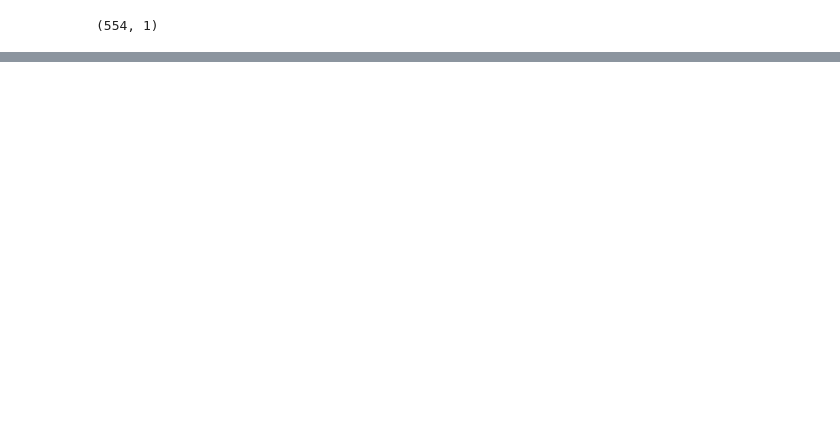
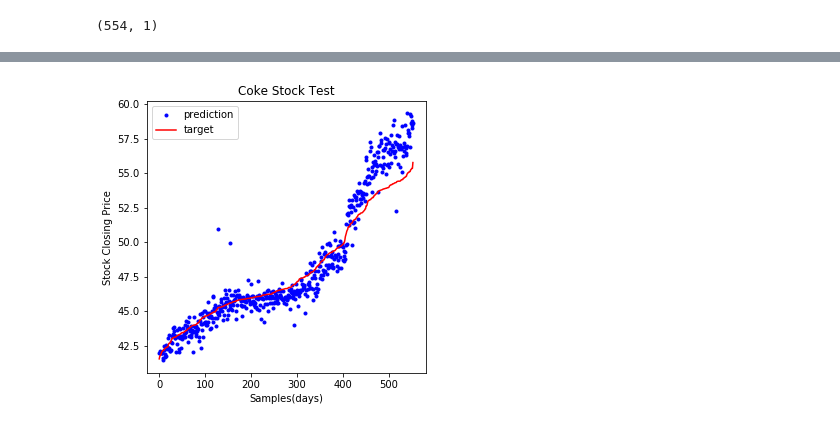
Before and after one commit to JerryCValentine/MachineLearning, a Jupyter notebook: Final Project Work.ipynb, the cells around one changed output, grey strips where cells are left out. Saved outputs shown, nothing was run; the diff lists cells and outputs as text; code cells hidden in the pictures; blank space fills up the shorter version.

Commit message:
Add files via upload
Updated Coke code

```diff
--- a/Final Project Work.ipynb
+++ b/Final Project Work.ipynb
@@ -248,0 +451,12 @@ plt.legend()
+# %%
+model2 = keras.Sequential([
+    keras.layers.Dense(10, activation='relu'),
+    keras.layers.Dense(10, activation='relu'),
+    keras.layers.Dense(10, activation='relu'),
+    keras.layers.Dense(10, activation='relu'),
+    keras.layers.Dense(1)
+])
+# %%
+model2.compile(loss="mse", optimizer='nadam')
+# %%
+history3 = model2.fit(XtrainB, TtrainB, epochs=50)
@@ -248,0 +487,3 @@ plt.legend()
+# %%
+Y = model2.predict(XtestB)
+Y
@@ -248,0 +508,4 @@ plt.legend()
+# %%
+plot_result(Y,TtestB,title = 'Coke Stock Test')
+# %% [output]
+[figure, added]
```
Also changed, not shown: parts of 35 cells of this notebook.
